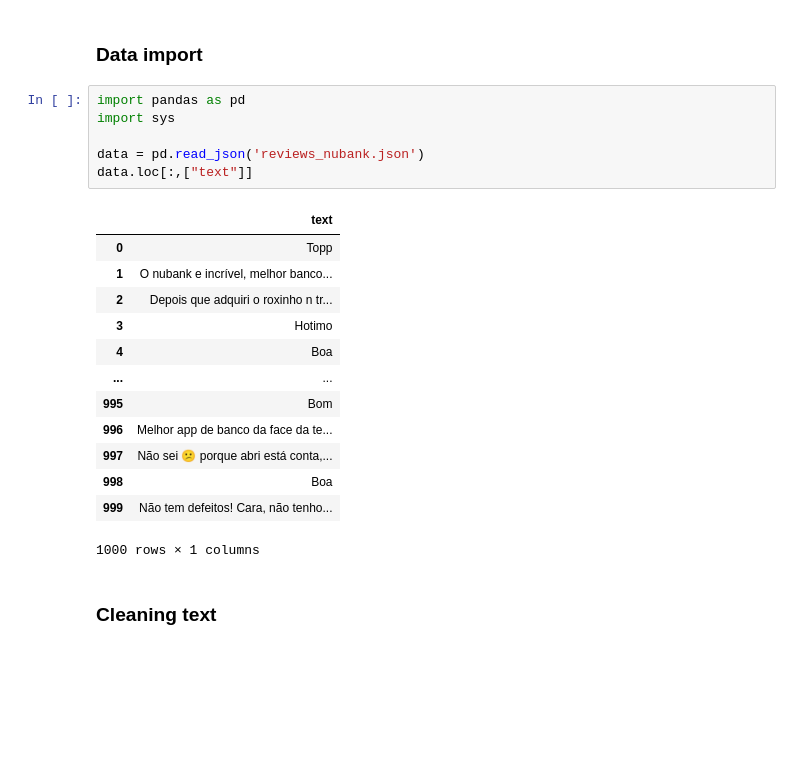
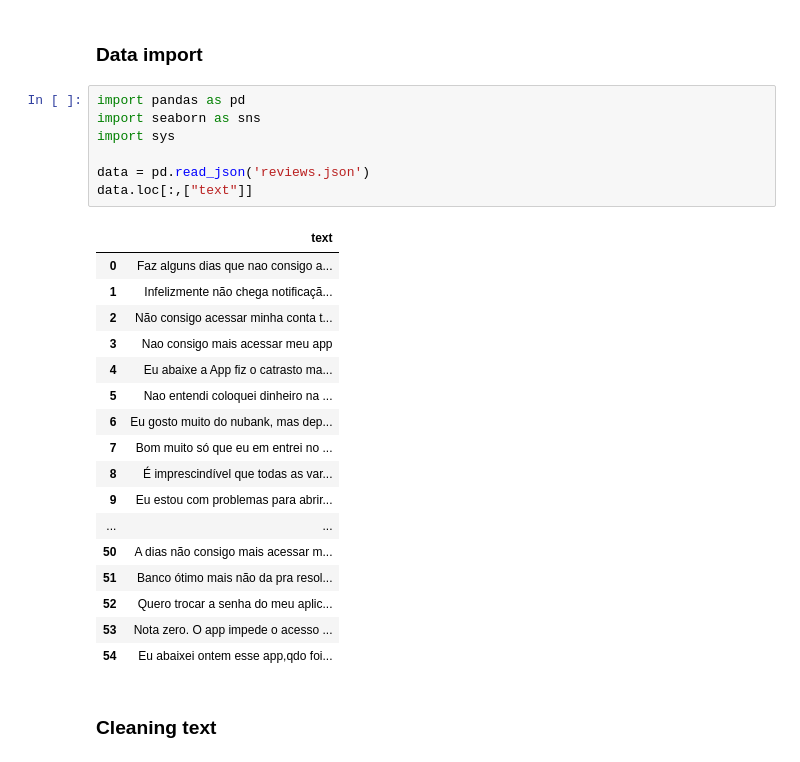
Before and after one commit to souzamoab/reviews-classifier-algorithm, a Jupyter notebook: security_reviews_extractor.ipynb, the cells around one changed output. Drawn from its saved outputs; the diff is of its cells as text; blank space fills up the shorter version.

```diff
--- a/security_reviews_extractor.ipynb
+++ b/security_reviews_extractor.ipynb
@@ -2,24 +2,29 @@
 ### Data import
 # %%
 import pandas as pd
+import seaborn as sns
 import sys
 
-data = pd.read_json('reviews_nubank.json')
+data = pd.read_json('reviews.json')
 data.loc[:,["text"]]
 # %% [output]
 |  | text |
-| 0 | Topp |
-| 1 | O nubank e incrível, melhor banco... |
-| 2 | Depois que adquiri o roxinho n tr... |
-| 3 | Hotimo |
-| 4 | Boa |
+| 0 | Faz alguns dias que nao consigo a... |
+| 1 | Infelizmente não chega notificaçã... |
+| 2 | Não consigo acessar minha conta t... |
+| 3 | Nao consigo mais acessar meu app |
+| 4 | Eu abaixe a App fiz o catrasto ma... |
+| 5 | Nao entendi coloquei dinheiro na ... |
+| 6 | Eu gosto muito do nubank, mas dep... |
+| 7 | Bom muito só que eu em entrei no ... |
+| 8 | É imprescindível que todas as var... |
+| 9 | Eu estou com problemas para abrir... |
 | ... | ... |
-| 995 | Bom |
-| 996 | Melhor app de banco da face da te... |
-| 997 | Não sei 😕 porque abri está conta,... |
-| 998 | Boa |
-| 999 | Não tem defeitos! Cara, não tenho... |
+| 50 | A dias não consigo mais acessar m... |
+| 51 | Banco ótimo mais não da pra resol... |
+| 52 | Quero trocar a senha do meu aplic... |
+| 53 | Nota zero. O app impede o acesso ... |
+| 54 | Eu abaixei ontem esse app,qdo foi... |
-1000 rows × 1 columns
 # %% [markdown]
 ### Cleaning text
 # %%
```
Also changed, not shown: parts of 12 cells of this notebook.
